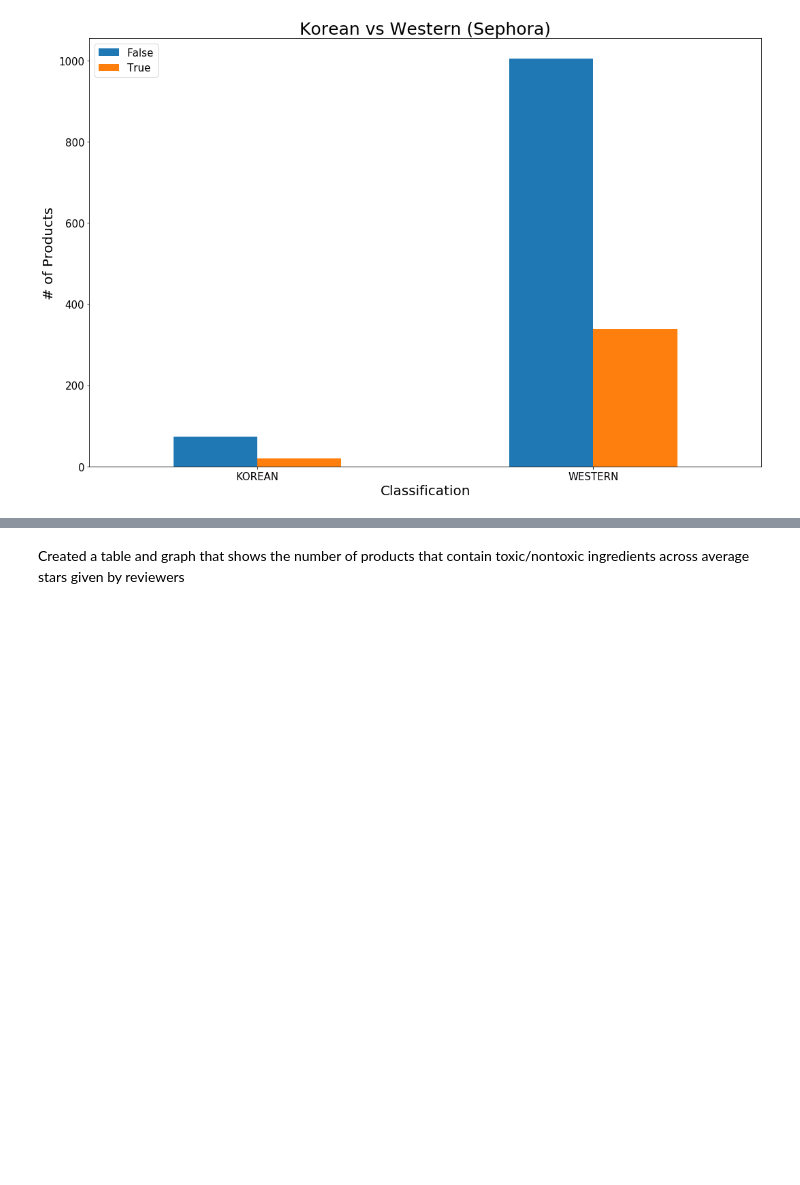
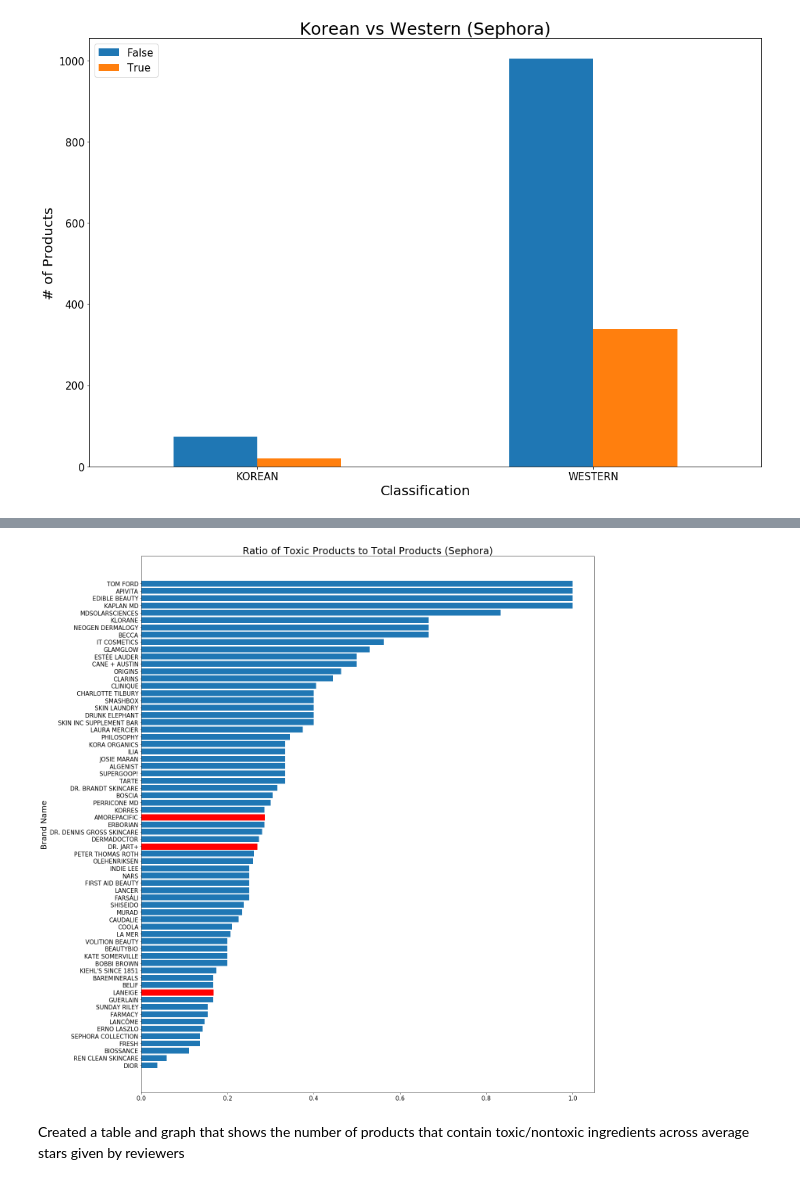
Before and after one commit to nicleong27/EastvsWest_Beauty, a Jupyter notebook: Sephora_Data_Checks.ipynb, the cells around one changed output, grey strips where cells are left out. Drawn from its saved outputs; the diff is of its cells as text; code cells hidden in the pictures; blank space fills up the shorter version.

```diff
--- a/Sephora_Data_Checks.ipynb
+++ b/Sephora_Data_Checks.ipynb
@@ -152,0 +185,4 @@ plt.savefig('images/Toxic_Comparison.png')
+# %%
+#remove Japanese brands
+sephora_df_brands = sephora_df[(sephora_df['Classification'] != 'JAPANESE')]
+sephora_df_brands.head()
@@ -152,0 +196,9 @@ plt.savefig('images/Toxic_Comparison.png')
+# %%
+#group by brand and count products
+groups_brands = sephora_df_brands.groupby(['brand']).nunique('name')
+sephora_df_brands_total = groups_brands
+
+sephora_df_count_brands = sephora_df_brands_total[['name']]
+# sephora_df_count = sephora_df_count.sort_values(by=['# of Products'], ascending=False)
+sephora_df_count_brands = sephora_df_count_brands.rename(columns={'name': '# of Products'})
+sephora_df_count_brands.reset_index().head()
@@ -152,0 +214,3 @@ plt.savefig('images/Toxic_Comparison.png')
+# %%
+sephora_df_brands_final = pd.concat([sephora_df_count_tox, sephora_df_count_brands], join='inner', axis=1)
+sephora_df_brands_final.reset_index().head()
@@ -153,3 +224,34 @@ plt.savefig('images/Toxic_Comparison.png')
+# %%
+#add new ratio column
+sephora_df_brands_final['ratio'] = sephora_df_brands_final['# of Toxic Products'] / sephora_df_brands_final['# of Products']
+sephora_df_brands_final2 = sephora_df_brands_final.reset_index()
+# sephora_df_brands_final2.head()
+
+sephora_df_brands_ratio = sephora_df_brands_final2[['brand', 'ratio']]
+sephora_df_brands_ratio = sephora_df_brands_ratio.sort_values(by=['ratio'], ascending=True)
+# sephora_df_brands_ratio[sephora_df_brands_ratio['brand'] == 'SON & PARK']
+# sephora_df_brands_ratio
+# %%
+#Plot datapoints
+fig, ax = plt.subplots(figsize=(20,20))
+bars = ax.barh(sephora_df_brands_ratio['brand'], sephora_df_brands_ratio['ratio'])
+
+# ax.set_xlabel('Brand Name', fontsize=20)
+ax.set_ylabel('Brand Name', fontsize=20)
+ax.set_title('Ratio of Toxic Products to Total Products (Sephora)', fontsize=25)
+ax.tick_params(axis='both', labelsize=15)
+ax.tick_params(axis='x', rotation=0)
+
+#highlight Korean brands in red
+bars[30].set_color('red')
+bars[10].set_color('red')
+bars[34].set_color('red')
+
+plt.tight_layout()
+
+plt.savefig('images/ratio.png')
+# %% [output]
+[figure, added]
 # %% [markdown]
 Created a table and graph that shows the number of products that contain toxic/nontoxic ingredients across average stars given by reviewers
 # %%
```
Also changed, not shown: parts of 17 cells of this notebook.
